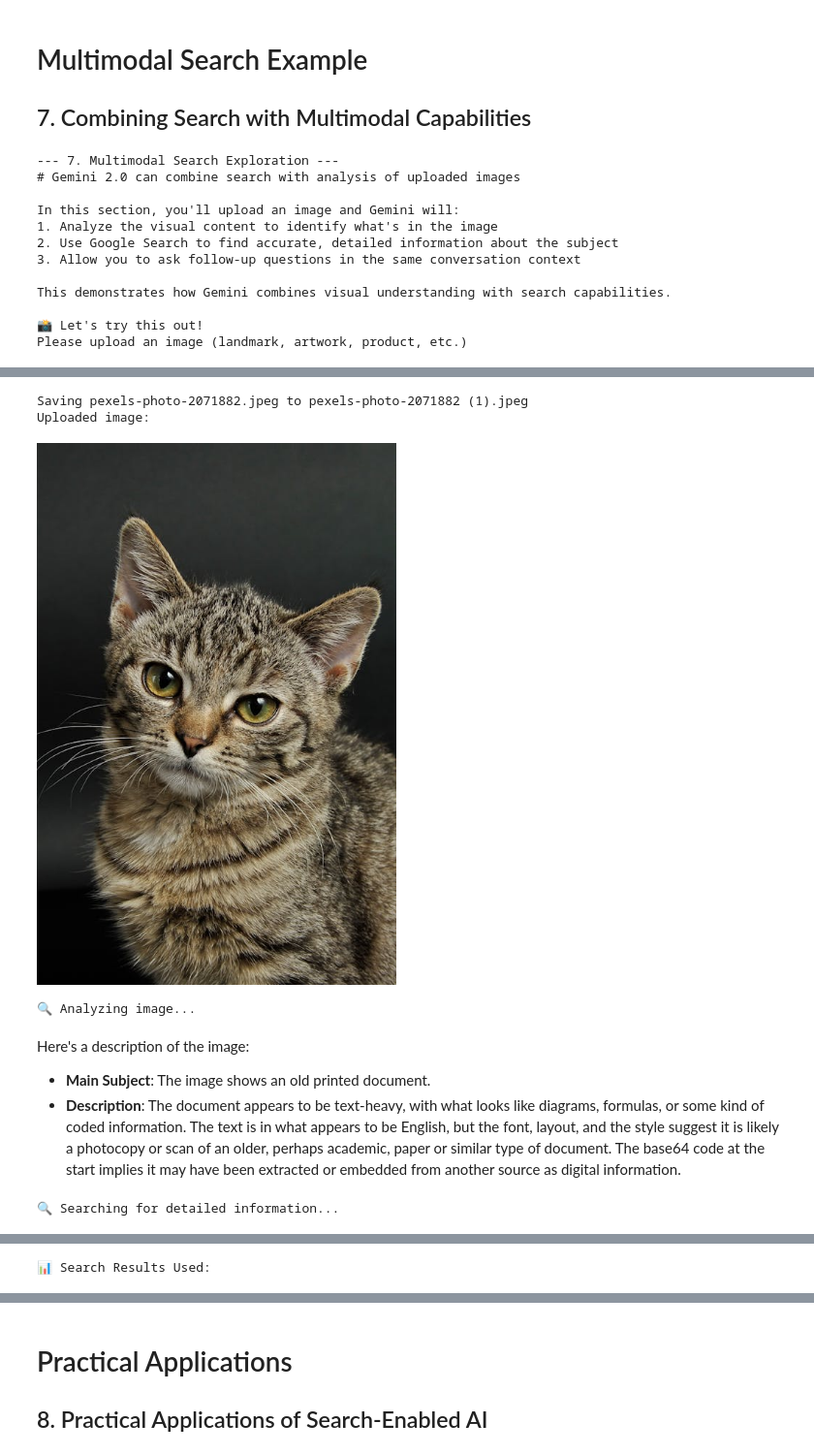
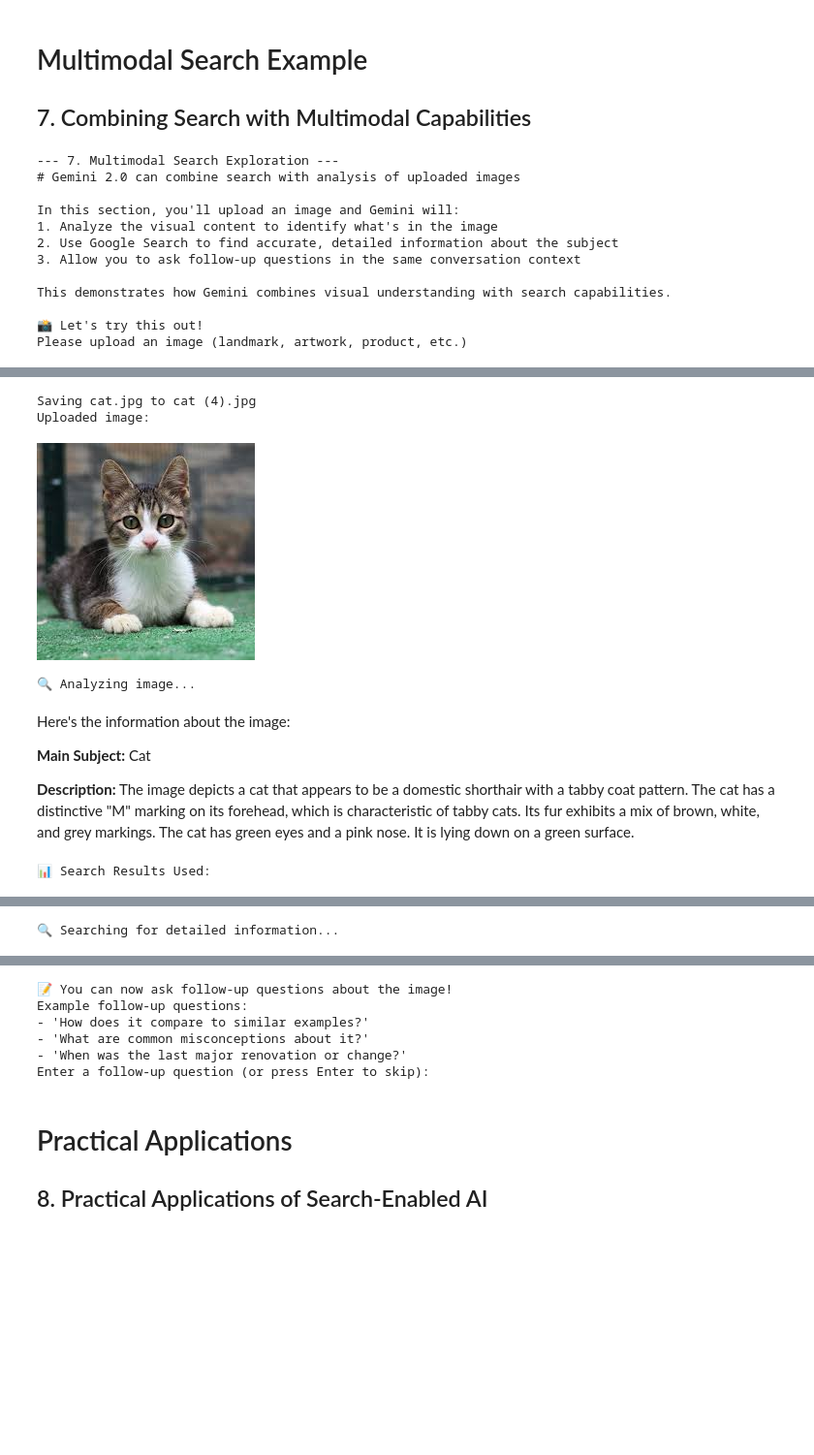
Before and after one commit to linhkid/gdg-codelab-25, a Jupyter notebook: search_tool/GDGC_Unleashing_Gemini_2.0's_Search_and_Multimodal_Capabilities.ipynb, the cells around one changed output, grey strips where cells are left out. Shown at 97% size. Cells and saved outputs as stored; diff of their text form; code cells hidden in the pictures; blank space fills up the shorter version.

Commit message:
Fix multimodal image understanding

```diff
--- a/search_tool/GDGC_Unleashing_Gemini_2.0's_Search_and_Multimodal_Capabilities.ipynb
+++ b/search_tool/GDGC_Unleashing_Gemini_2.0's_Search_and_Multimodal_Capabilities.ipynb
@@ -528,6 +553,7 @@ plt.show()
 print("\n--- 7. Multimodal Search Exploration ---")
 print("# Gemini 2.0 can combine search with analysis of uploaded images")
 
+from google.genai.types import HttpOptions, Part
 from IPython.display import display, Image
 from google.colab import files
 import base64
@@ -536,7 +562,7 @@ import io
 def encode_image(image_path):
     """Encode image to base64 string"""
     with open(image_path, "rb") as image_file:
-        return base64.b64encode(image_file.read()).decode('utf-8')
+        return image_file.read()
 
 def upload_and_analyze_image():
     """Upload an image and analyze it with Gemini + Search"""
@@ -555,19 +581,22 @@ def upload_and_analyze_image():
     display(Image(filename=image_path))
 
     # Encode the image to base64
-    base64_image = encode_image(image_path)
+    image_bytes = encode_image(image_path)
 
     # Create a new multimodal message with the image
     multimodal_chat = client.chats.create(model=MODEL, config={'tools': [search_tool]})
 
     # First prompt to identify the image
     identification_prompt = f"""
-    embedded-picture
 
-    What is shown in this image? Please identify the main subject and provide a brief description.
+    What is shown in this image? Please identify the main subject and provide a brief description in format below: \n
+    Main Subject: subject \n
+    Description: description \n
     """
 
     print("\n🔍 Analyzing image...")
+
+    multimodal_chat.send_message([Part.from_bytes(data=image_bytes, mime_type="image/jpeg")])
     identification_response = multimodal_chat.send_message(identification_prompt)
     show_parts(identification_response)
 
@@ -593,38 +622,39 @@ multimodal_chat = upload_and_analyze_image()
 
 # Provide instructions for follow-up questions
 if multimodal_chat:
     print("\n📝 You can now ask follow-up questions about the image!")
     print("Example follow-up questions:")
     print("- 'How does it compare to similar examples?'")
     print("- 'What are common misconceptions about it?'")
     print("- 'When was the last major renovation or change?'")
 
     # Option to ask a follow-up question
     follow_up = input("Enter a follow-up question (or press Enter to skip): ")
     if follow_up:
         print(f"\n🔍 Searching for answer to: '{follow_up}'")
         follow_up_response = multimodal_chat.send_message(follow_up)
         show_parts(follow_up_response)
 # %% [output]
 --- 7. Multimodal Search Exploration ---
 # Gemini 2.0 can combine search with analysis of uploaded images
 
 In this section, you'll upload an image and Gemini will:
 1. Analyze the visual content to identify what's in the image
 2. Use Google Search to find accurate, detailed information about the subject
 3. Allow you to ask follow-up questions in the same conversation context
 
 This demonstrates how Gemini combines visual understanding with search capabilities.
 
 📸 Let's try this out!
 Please upload an image (landmark, artwork, product, etc.)
 [interactive output not drawn]
-Saving pexels-photo-2071882.jpeg to pexels-photo-2071882 (1).jpeg
+Saving cat.jpg to cat (4).jpg
 Uploaded image:
-[figure, old version]
+[figure, new version]
 🔍 Analyzing image...
-Here's a description of the image:
+Here's the information about the image:
 
-*   **Main Subject**: The image shows an old printed document.
-*   **Description**: The document appears to be text-heavy, with what looks like diagrams, formulas, or some kind of coded information. The text is in what appears to be English, but the font, layout, and the style suggest it is likely a photocopy or scan of an older, perhaps academic, paper or similar type of document. The base64 code at the start implies it may have been extracted or embedded from another source as digital information.
+**Main Subject:** Cat
+
+**Description:** The image depicts a cat that appears to be a domestic shorthair with a tabby coat pattern. The cat has a distinctive "M" marking on its forehead, which is characteristic of tabby cats. Its fur exhibits a mix of brown, white, and grey markings. The cat has green eyes and a pink nose. It is lying down on a green surface.
-🔍 Searching for detailed information...
+📊 Search Results Used:
@@ -630,0 +662 @@ Here's a description of the image:
+🔍 Searching for detailed information...
@@ -658 +700,0 @@ Based on the search results, here's some detailed information related to the ima
-📊 Search Results Used:
@@ -669,3 +703,9 @@ My apologies! I seem to have been mistaken in my initial analysis of the image.
+📝 You can now ask follow-up questions about the image!
+Example follow-up questions:
+- 'How does it compare to similar examples?'
+- 'What are common misconceptions about it?'
+- 'When was the last major renovation or change?'
+Enter a follow-up question (or press Enter to skip):
 # %% [markdown]
 # Practical Applications
 
```
Also changed, not shown: parts of 7 cells of this notebook.
